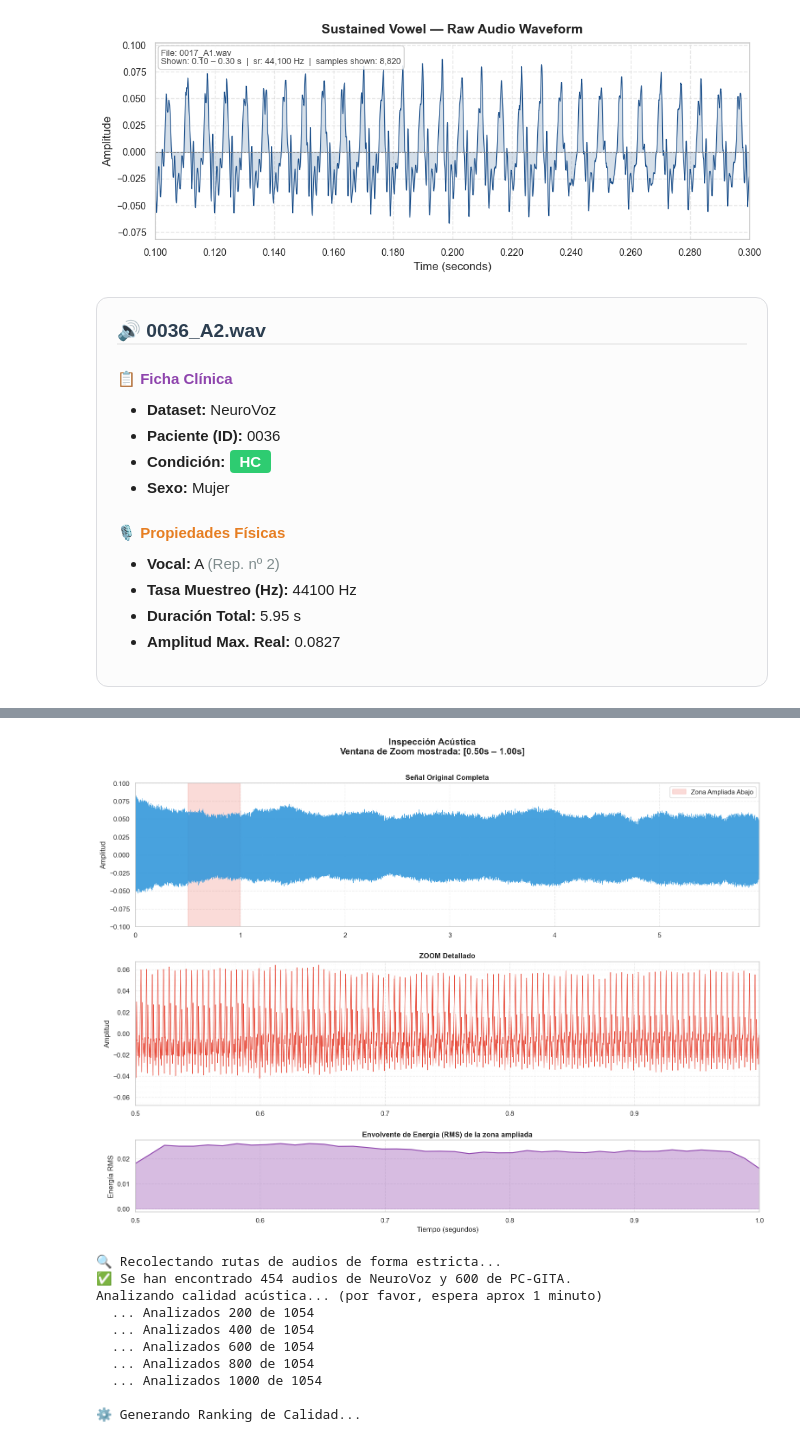
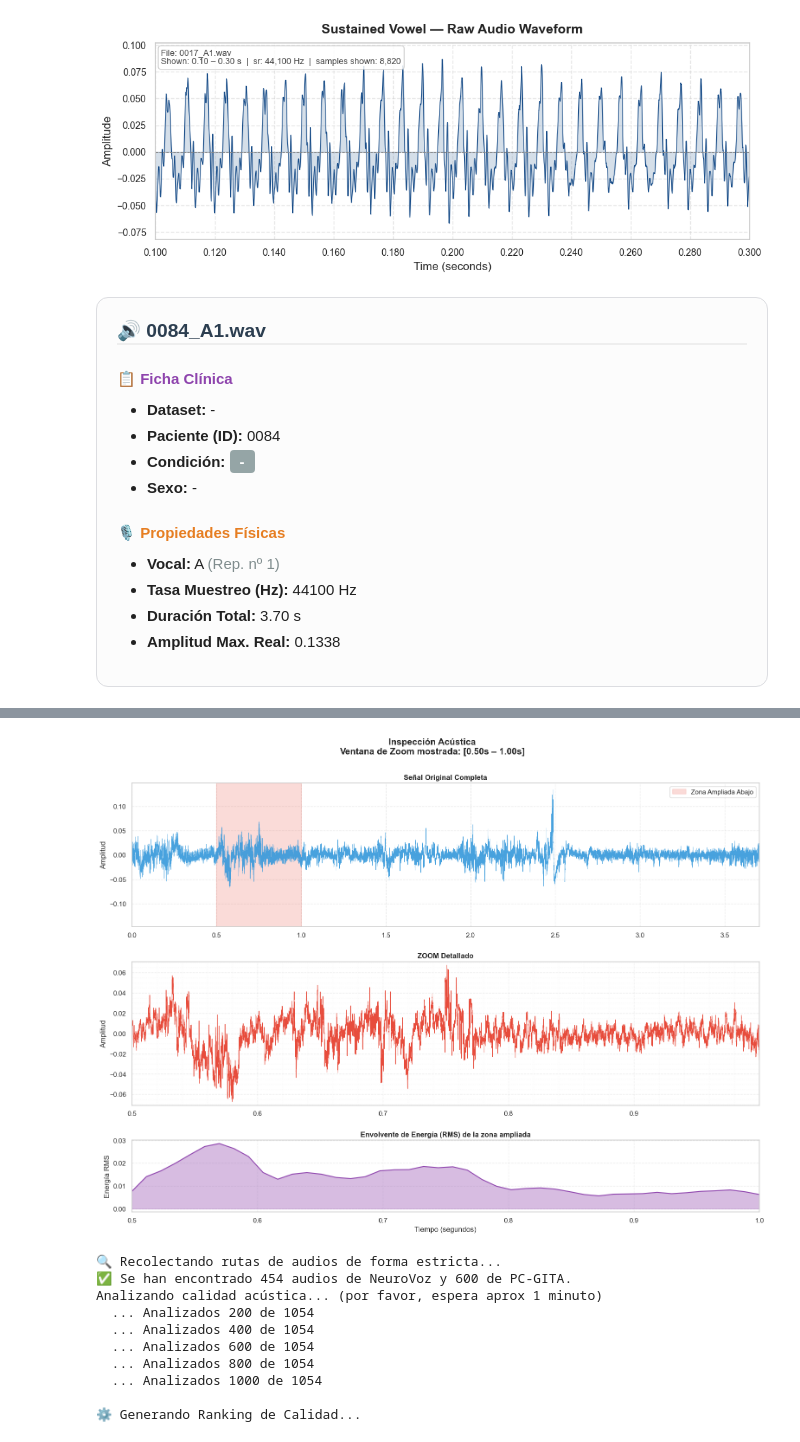
Before and after one commit to Juliahquintas/TFM-Data-Science, a Jupyter notebook: src/preprocessing/exploration.ipynb, the cells around one changed output, grey strips where cells are left out. Cells and saved outputs as stored; diff of their text form; code cells hidden in the pictures.

```diff
--- a/src/preprocessing/exploration.ipynb
+++ b/src/preprocessing/exploration.ipynb
@@ -614,10 +614,10 @@ from IPython.display import display, HTML, Audio
 # audio_path = NEUROVOZ_DIR / 'audios' / 'Control' / 'E' / '0014_E2.wav'
 
 # Audio neurovoz con ruido
-# audio_path = NEUROVOZ_DIR / 'audios' / 'Control' / 'A' / '0084_A1.wav'
+audio_path = NEUROVOZ_DIR / 'audios' / 'Control' / 'A' / '0084_A1.wav'
 
 # Audio neurovoz sin ruido
-audio_path = NEUROVOZ_DIR / 'audios' / 'Control' / 'A' / '0036_A2.wav'
+# audio_path = NEUROVOZ_DIR / 'audios' / 'Control' / 'A' / '0036_A2.wav'
 
 
 
@@ -740,42 +740,42 @@ axes[1].set_ylim(-amp_max, amp_max)
 axes[1].grid(alpha=0.4, linestyle='--', which='both')
 axes[1].minorticks_on()
 axes[1].grid(alpha=0.15, linestyle=':', which='minor')
 axes[1].margins(x=0)
 
 # --- Panel 3: Envolvente de energía (RMS) ---
 frame_length = min(2048, len(y_seg))
 hop_length = max(1, frame_length // 4)
 
 if len(y_seg) >= frame_length:
     rms = librosa.feature.rms(y=y_seg, frame_length=frame_length, hop_length=hop_length)[0]
     t_rms = np.linspace(t_ini_real, t_fin_real, len(rms))
     axes[2].fill_between(t_rms, rms, color='#9b59b6', alpha=0.4)
     axes[2].plot(t_rms, rms, color='#8e44ad', linewidth=1.5)
     axes[2].set_title('Envolvente de Energía (RMS) de la zona ampliada', fontweight='bold', fontsize=12)
 else:
     axes[2].text(0.5, 0.5, 'Segmento demasiado corto para calcular RMS', ha='center', va='center')
 
 axes[2].set_ylabel('Energía RMS')
 axes[2].set_xlabel('Tiempo (segundos)')
 axes[2].grid(alpha=0.4, linestyle='--')
 axes[2].margins(x=0)
 
 plt.tight_layout(pad=2.0)
 plt.show()
 # %% [output]
-🔊 0036_A2.wav
+🔊 0084_A1.wav
 📋 Ficha Clínica
-Dataset: NeuroVoz
-Paciente (ID): 0036
-Condición: HC
-Sexo: Mujer
+Dataset: -
+Paciente (ID): 0084
+Condición: -
+Sexo: -
 🎙️ Propiedades Físicas
-Vocal: A (Rep. nº 2)
+Vocal: A (Rep. nº 1)
 Tasa Muestreo (Hz): 44100 Hz
-Duración Total: 5.95 s
-Amplitud Max. Real: 0.0827
+Duración Total: 3.70 s
+Amplitud Max. Real: 0.1338
 [interactive output not drawn]
-[figure, old version]
+[figure, new version]
 # %%
 import librosa
 import numpy as np
```
Also changed, not shown: parts of 1 cell of this notebook, 21 other files.
